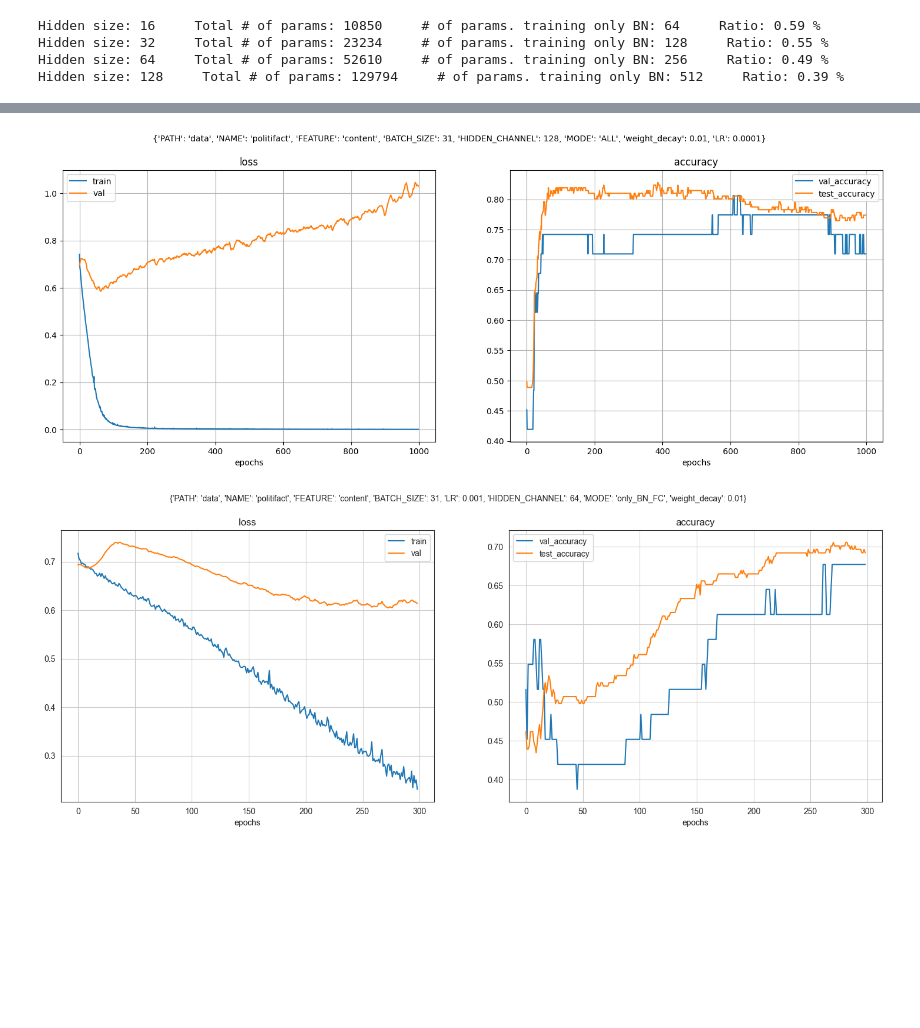
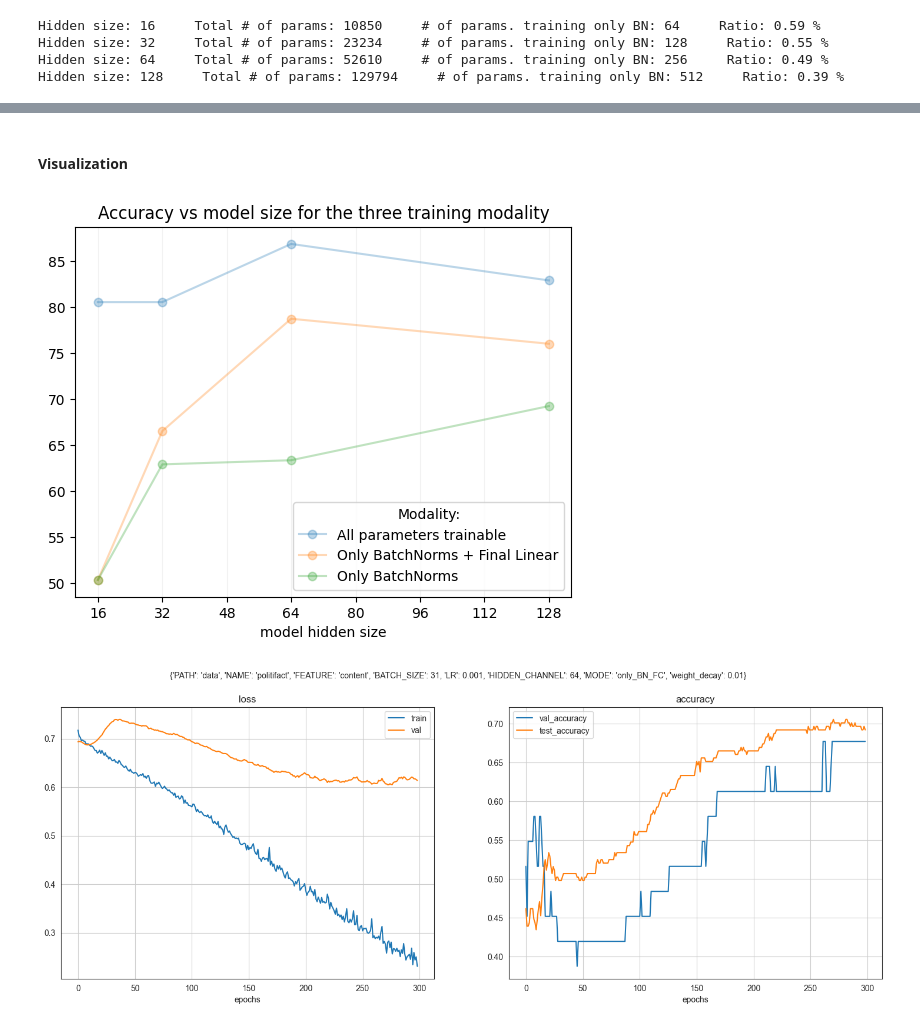
Before and after one commit to AlessandradellaFazia/training-only-BN, a Jupyter notebook: main.ipynb, the cells around one changed output, grey strips where cells are left out. Drawn from its saved outputs; the diff is of its cells as text; code cells hidden in the pictures; blank space fills up the shorter version.

Commit message:
added plot made with plt

```diff
--- a/main.ipynb
+++ b/main.ipynb
@@ -333,0 +381,6 @@ model_size_history[args.MODE]["TEST_ACCURACY"].append(acc__test__history[-1])
+# %%
+args.weight_decay = 0.01
+args.LR = 1e-4
+optimizer = torch.optim.Adam(model.parameters(), lr=args.LR, weight_decay=args.weight_decay)
+
+model_desc = str(vars(args))
@@ -334,3 +402,17 @@ model_size_history[args.MODE]["TEST_ACCURACY"].append(acc__test__history[-1])
+# %%
+## save results
+model_size_history[args.MODE]["HIDDEN_CHANNEL_LIST"].append(args.HIDDEN_CHANNEL)
+model_size_history[args.MODE]["TEST_ACCURACY"].append(acc__test__history[-1])
+
+histories[args.MODE] = {
+    "args":args,
+    "loss_train_history":loss_train_history,
+    "loss_valid_history":loss_valid_history,
+    "acc__valid_history":acc__valid_history,
+    "acc__test__history":acc__test__history,
+    }
+# %% [markdown]
+#### Visualization
 # %%
 import plotly.express as px
 from plotly.subplots import make_subplots
@@ -364,10 +446,32 @@ fig.update_xaxes(title_text="model hidden size")
 fig.update_yaxes(title_text="accuracy %")
 
 fig.show()
-# %%
-utils_functions.plots(loss_train_history,loss_valid_history,acc__valid_history,acc__test__history,model_desc)
-# %% [output]
-[figure, removed]
+# %%
+
+NAME = {}
+NAME["ALL"] = "All parameters trainable"
+NAME["only_BN"] = "Only BatchNorms"
+NAME["only_BN_FC"] = "Only BatchNorms + Final Linear"
+
+size_0 = 16
+size_last = 128
+
+
+for mode in model_size_history.keys():
+    name = NAME[mode]
+    x = model_size_history[mode]["HIDDEN_CHANNEL_LIST"]
+    y = model_size_history[mode]["TEST_ACCURACY"]
+    plt.plot(x, y, 'o-', alpha=0.3, label = name)
+    plt.legend()
+
+plt.xlabel("model hidden size")
+plt.xticks(list(range(size_0, size_last + size_0 ,size_0)))
+plt.grid(axis='x', color='0.95')
+plt.legend(title='Modality:')
+plt.title('Accuracy vs model size for the three training modality')
+plt.show()
+# %% [output]
+[figure, added]
 # %%
 plots(loss_train_history,loss_valid_history,acc__valid_history,acc__test__history,model_desc)
 # %% [output]
```
Also changed, not shown: parts of 18 cells of this notebook.
